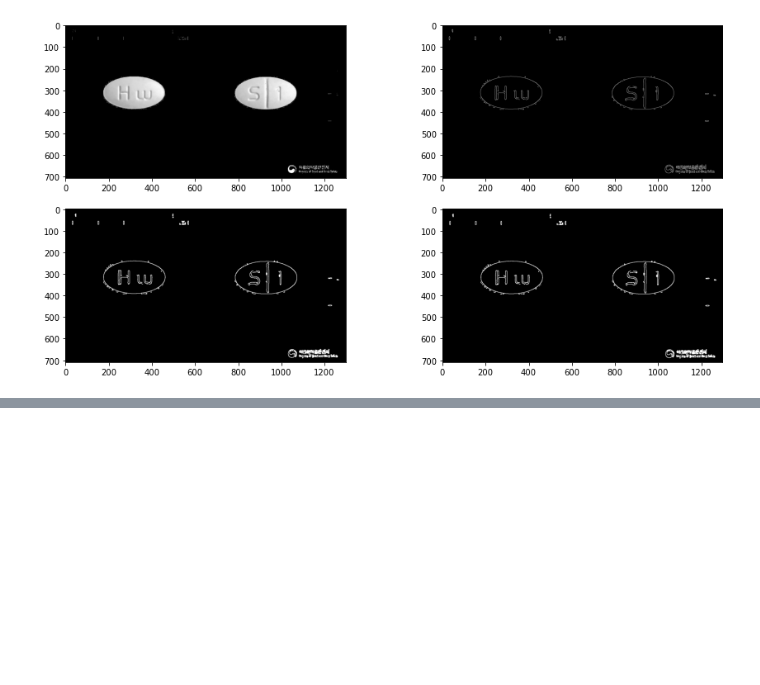
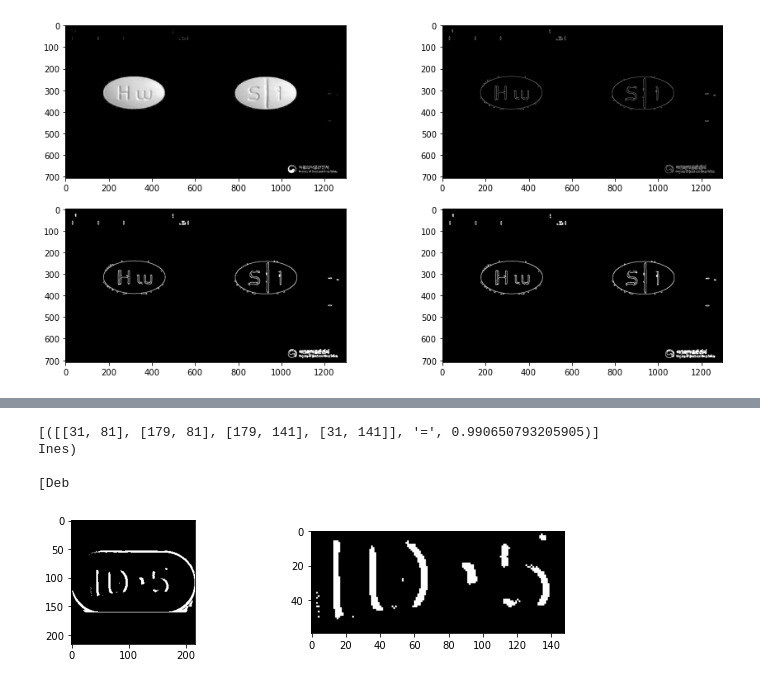
Before and after one commit to Bbonobono/Medicine, a Jupyter notebook: easyOCR.ipynb, the cells around one changed output, grey strips where cells are left out. Drawn from its saved outputs; the diff is of its cells as text; code cells hidden in the pictures; blank space fills up the shorter version.

```diff
--- a/easyOCR.ipynb
+++ b/easyOCR.ipynb
@@ -498,0 +402,33 @@ cv2.destroyAllWindows()
+# %%
+# 캡슐일 때
+path = './Downloads/123/Colab Notebooks/cropped_pills/'
+i = '7_f'
+img = cv2.imread(path+i+'.jpg', cv2.IMREAD_GRAYSCALE)
+
+kernel = np.ones((5,5),np.uint8)
+
+img = cv2.fastNlMeansDenoising(img, None, 15, 7, 21)
+img = cv2.adaptiveThreshold(img, 255, cv2.ADAPTIVE_THRESH_GAUSSIAN_C, cv2.THRESH_BINARY, 11, 2)
+img = cv2.morphologyEx(img, cv2.MORPH_BLACKHAT, None, iterations=10)
+# img = cv2.threshold(img, 0, 255, cv2.THRESH_BINARY + cv2.THRESH_OTSU)[1]
+
+detected = reader.readtext(img, rotation_info=[90])
+
+plt.figure(figsize=(10, 5))
+plt.subplot(2,2,1), plt.imshow(img, cmap='gray')
+
+print(detected)
+print(pytesseract.image_to_string(img, lang='eng+kor', config='--oem 1 --psm 10'))
+try:
+    a,b,c,d = detected[0][0]
+    cut = img[int(a[1]):int(c[1]), int(a[0]):int(b[0])]
+    print(pytesseract.image_to_string(cut, lang='eng+kor', config='--oem 1 --psm 10'))
+    plt.subplot(2,2,2), plt.imshow(cut, cmap='gray')
+except:
+    pass
+# %% [output]
+[([[31, 81], [179, 81], [179, 141], [31, 141]], '=', 0.990650793205905)]
+Ines)
+
+[Deb
+[figure, added]
```
Also changed, not shown: parts of 18 cells of this notebook, 1 other file.
